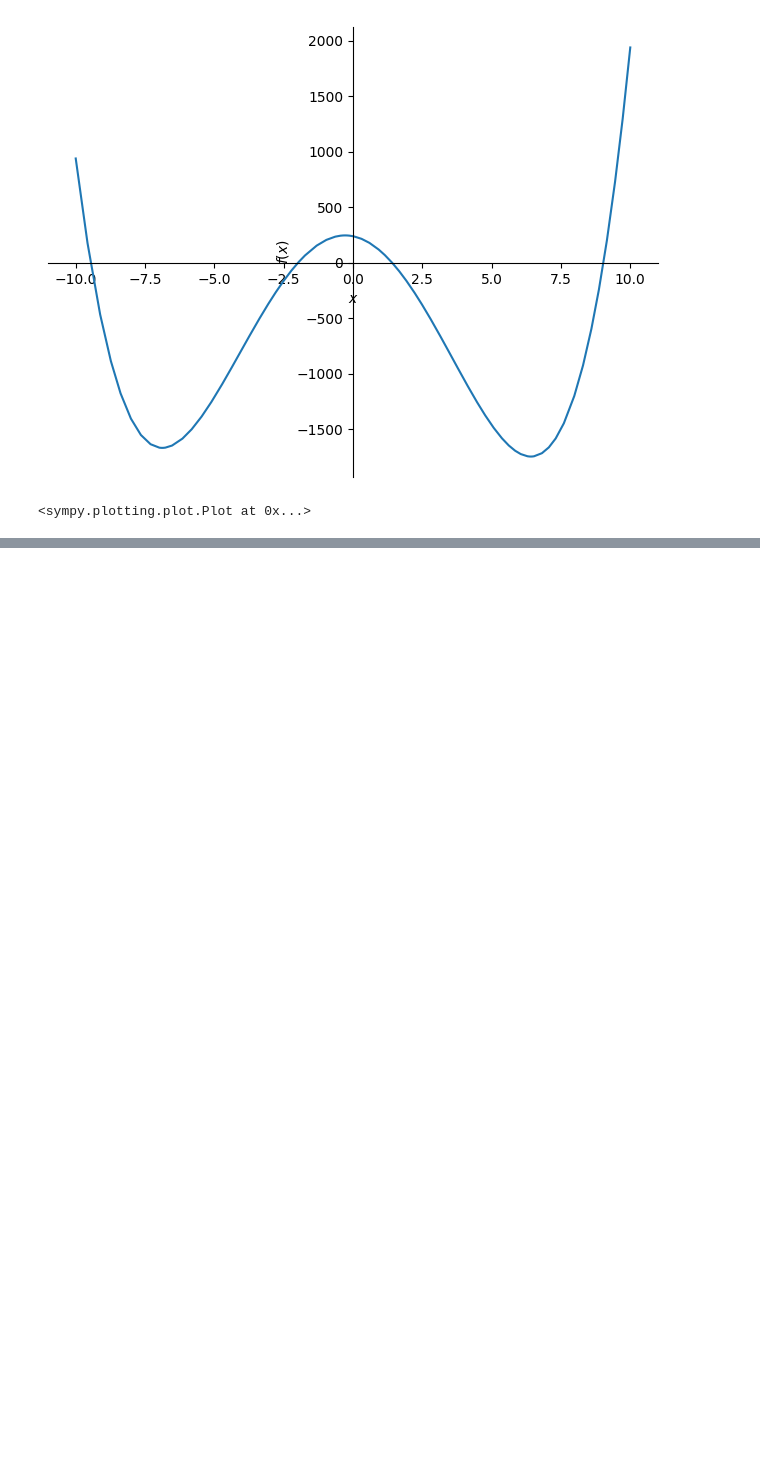
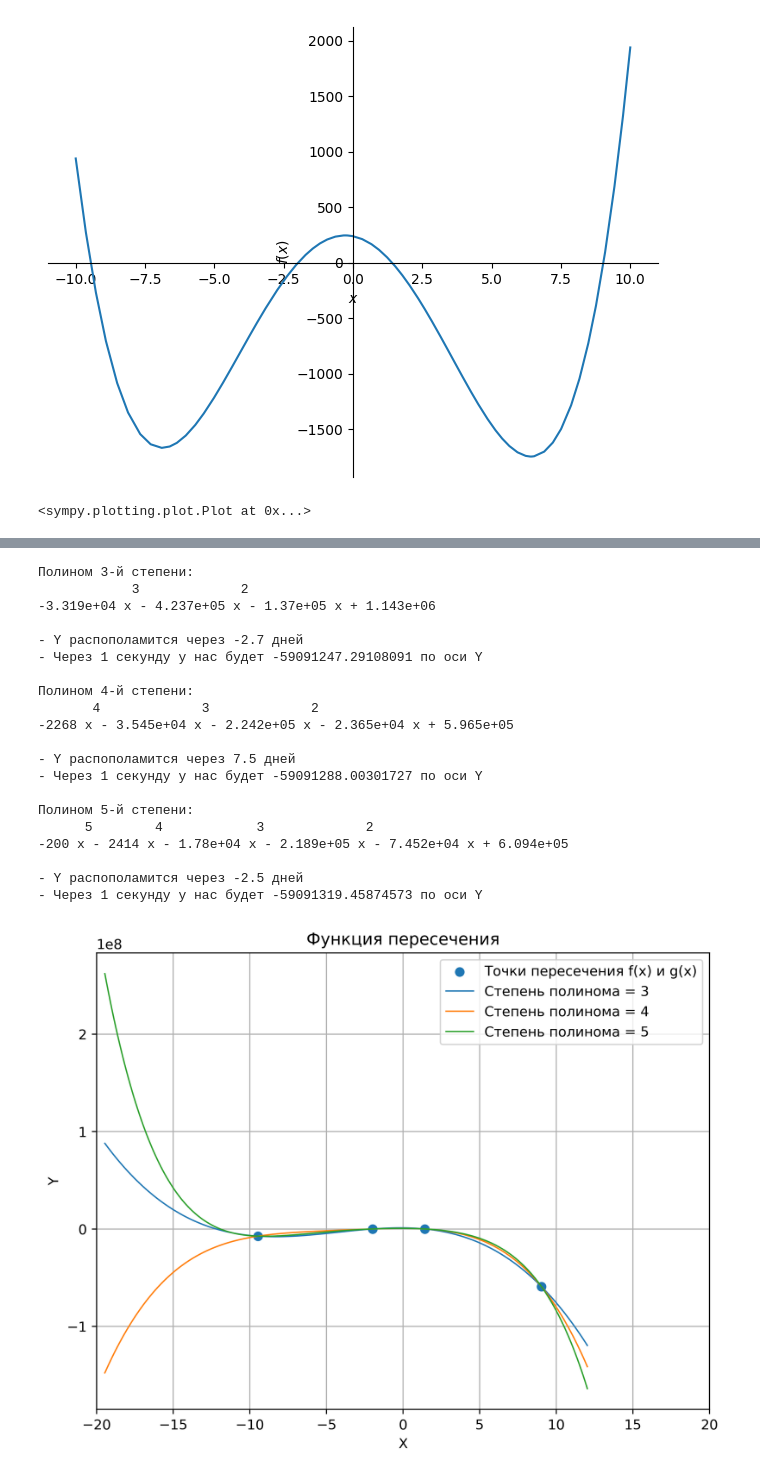
Before and after one commit to vladimir-mikhailov/learn-python, a Jupyter notebook: geekbrains/Seminar11/Homework/hw_new.ipynb, the cells around one changed output, grey strips where cells are left out. Cells and saved outputs as stored; diff of their text form; code cells hidden in the pictures; blank space fills up the shorter version.

```diff
--- a/geekbrains/Seminar11/Homework/hw_new.ipynb
+++ b/geekbrains/Seminar11/Homework/hw_new.ipynb
@@ -52,0 +59,9 @@ plot(f-g)
+# %%
+import scipy as sp
+import numpy as np
+import matplotlib.pyplot as plt
+from scipy.optimize import fsolve
+
+x = [complex(p['x']).real for p in cross_points]
+y = [complex(p['y']).real * 10**133 for p in cross_points]
+x, y
@@ -52,0 +77,55 @@ plot(f-g)
+# %%
+plt.figure(figsize=(8, 6), dpi=400)
+plt.title("Функция пересечения")
+plt.xlabel("X")
+plt.ylabel("Y")
+plt.xlim((-20, 20))
+# рисуем исходные точки
+plt.scatter(x, y)
+
+legend = []
+# аргументы для построения графиков моделей: исходный интервал + 60 дней
+fx = np.linspace(min(x) - 10, max(x) + 3, 1000)
+legend.append(f"Точки пересечения f(x) и g(x)")
+for d in [3,4,5]:
+    # получаем параметры модели для полинома степени d
+    fp, residuals, rank, sv, rcond = np.polyfit(x, y, d, full=True)
+    #print("Параметры модели: %s" % fp1)
+    # функция-полином, если её напечатать, то увидите математическое выражение
+    f = sp.poly1d(fp)
+    # print(f)
+    # рисуем график модельной функции
+    plt.plot(fx, f(fx), linewidth=1)
+    legend.append(f"Степень полинома = {f.order}")
+    f2 = f / 2  # из полинома можно вычитать
+    # ищем решение уравнения f2(x)=0, отплясывая от точки x[-1]
+    t = fsolve(f2, min(x))
+    print("\nПолином %d-й степени:" % f.order)
+    print(f, '\n')
+    print(f"- Y распополамится через {round(t[0] - min(x),1)} дней")
+    print(f"- Через 1 секунду у нас будет {f(max(x) + 1/24/60/60)} по оси Y")
+plt.legend(legend, loc="upper right")
+plt.grid()
+plt.show()
+# %% [output]
+Полином 3-й степени:
+            3             2
+-3.319e+04 x - 4.237e+05 x - 1.37e+05 x + 1.143e+06
+
+- Y распополамится через -2.7 дней
+- Через 1 секунду у нас будет -59091247.29108091 по оси Y
+
+Полином 4-й степени:
+       4             3             2
+-2268 x - 3.545e+04 x - 2.242e+05 x - 2.365e+04 x + 5.965e+05
+
+- Y распополамится через 7.5 дней
+- Через 1 секунду у нас будет -59091288.00301727 по оси Y
+
+Полином 5-й степени:
+      5        4            3             2
+-200 x - 2414 x - 1.78e+04 x - 2.189e+05 x - 7.452e+04 x + 6.094e+05
+
+- Y распополамится через -2.5 дней
+- Через 1 секунду у нас будет -59091319.45874573 по оси Y
+[figure, added]
```
Also changed, not shown: parts of 3 cells of this notebook, 1 other file.
